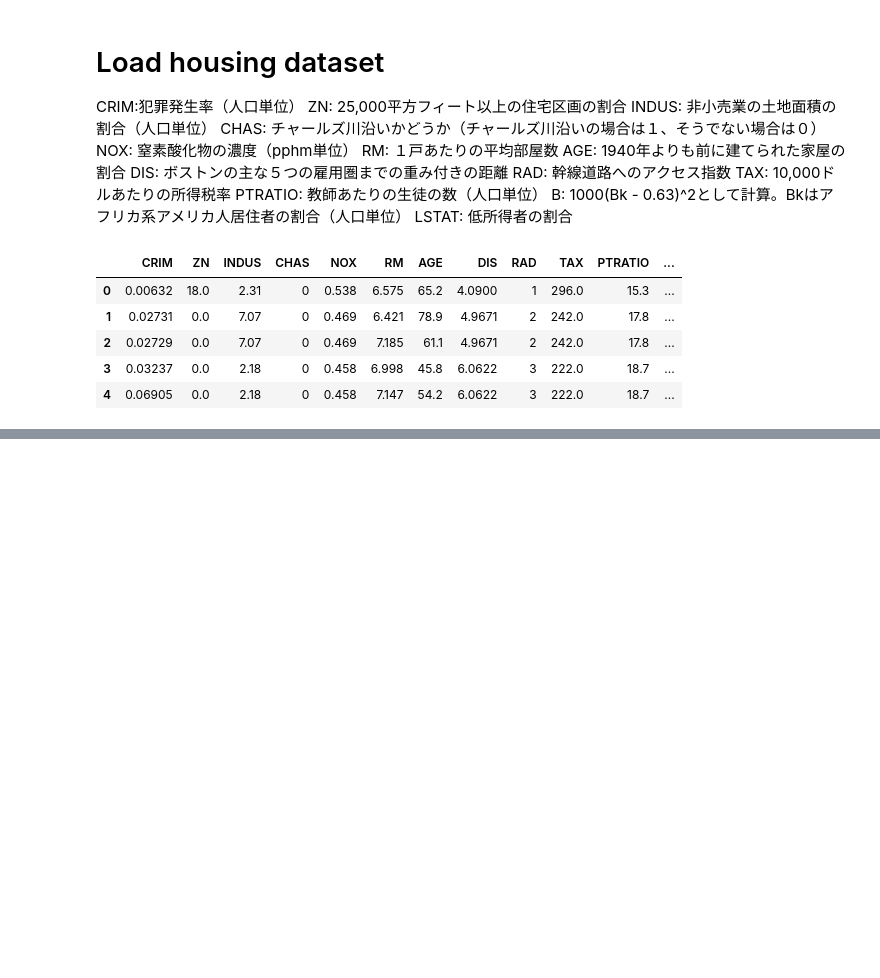
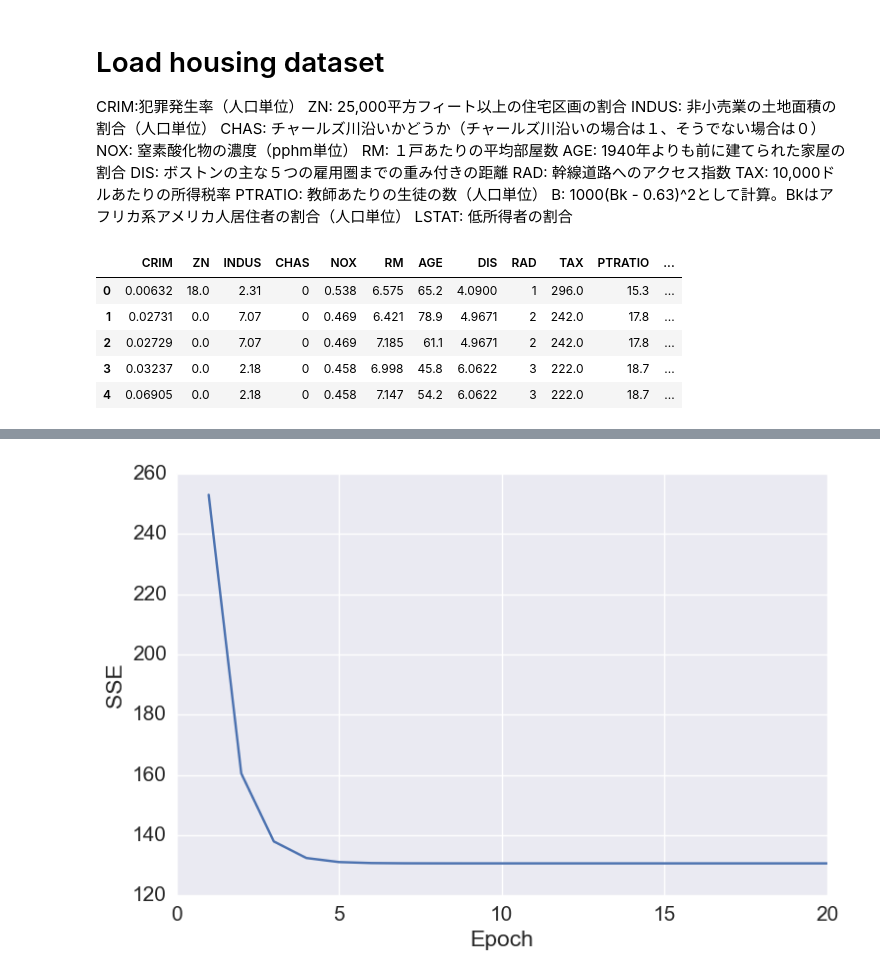
Before and after one commit to tanayuk/tanayuk-note, a Jupyter notebook: python-machine-learning/Chapter10.ipynb, the cells around one changed output, grey strips where cells are left out. Cells and saved outputs as stored; diff of their text form; code cells hidden in the pictures; blank space fills up the shorter version.

```diff
--- a/python-machine-learning/Chapter10.ipynb
+++ b/python-machine-learning/Chapter10.ipynb
@@ -27,0 +88,11 @@ df.head()
+# %%
+X = df[['RM']].values
+y = df['MEDV'].values
+# %%
+from sklearn.preprocessing import StandardScaler
+
+
+sc_x = StandardScaler()
+sc_y = StandardScaler()
+X_std = sc_x.fit_transform(X)
+y_std = sc_y.fit_transform(y[:, np.newaxis]).flatten()
@@ -27,0 +104,9 @@ df.head()
+# %%
+plt.plot(range(1, lr.n_iter+1), lr.cost_)
+plt.ylabel('SSE')
+plt.xlabel('Epoch')
+plt.tight_layout()
+# plt.savefig('./figures/cost.png', dpi=300)
+plt.show()
+# %% [output]
+[figure, added]
```
Also changed, not shown: parts of 21 cells of this notebook.
